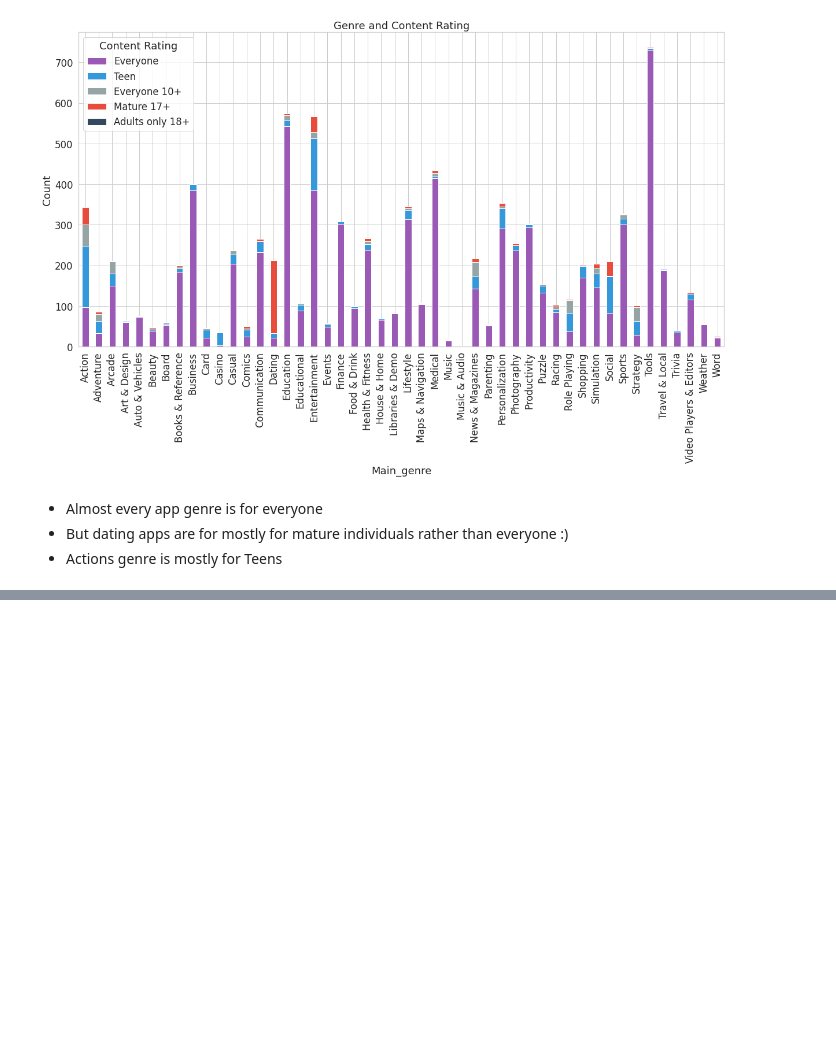
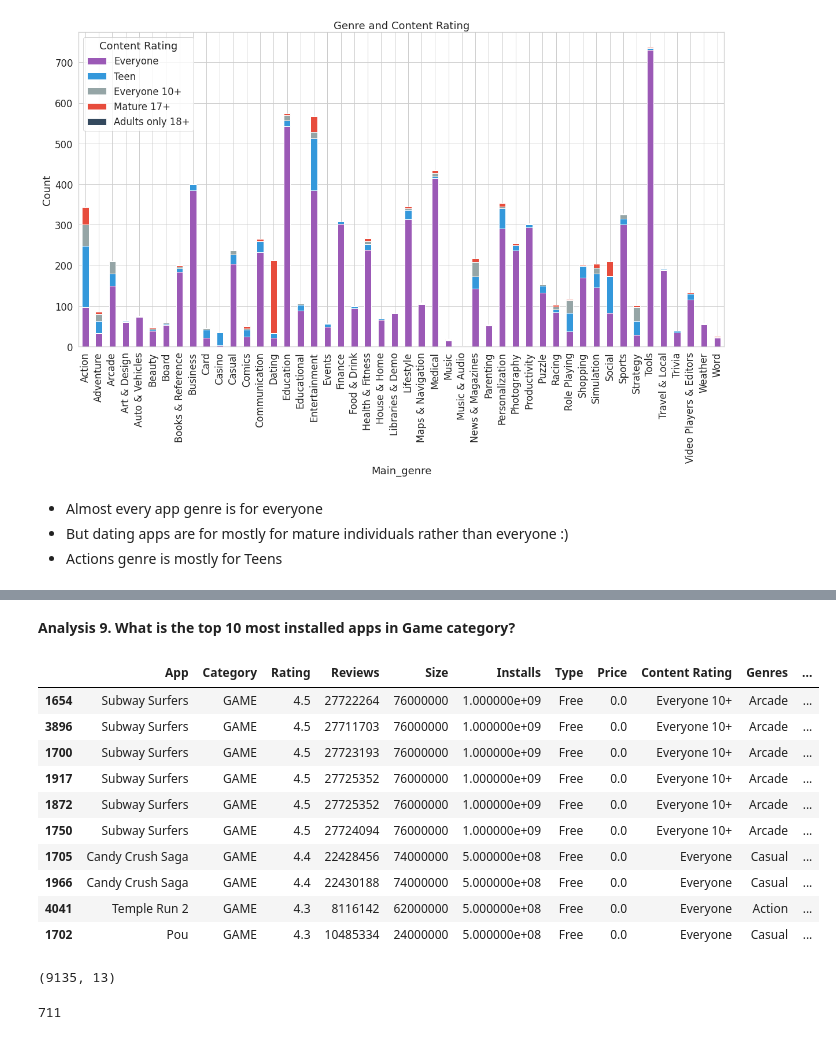
Before and after one commit to Bivek-basu/Play-Store-App-Review-Analysis, a Jupyter notebook: Play_Store_App_Review_Analysis_Individual.ipynb, the cells around one changed output, grey strips where cells are left out. Drawn from its saved outputs; the diff is of its cells as text; code cells hidden in the pictures; blank space fills up the shorter version.

```diff
--- a/Play_Store_App_Review_Analysis_Individual.ipynb
+++ b/Play_Store_App_Review_Analysis_Individual.ipynb
@@ -467,0 +484,26 @@ Text(0.5, 1.0, 'Genre and Content Rating')
+# %% [markdown]
+<b> Analysis 9. What is the top 10 most installed apps in Game category?
+# %%
+bf = store_df[store_df['Category'] == 'GAME']
+bf = bf.sort_values(by=['Installs'], ascending=False)
+bf.head(10)
+# %% [output]
+|  | App | Category | Rating | Reviews | Size | Installs | Type | Price | Content Rating | Genres | ... |
+| 1654 | Subway Surfers | GAME | 4.5 | 27722264 | 76000000 | 1.000000e+09 | Free | 0.0 | Everyone 10+ | Arcade | ... |
+| 3896 | Subway Surfers | GAME | 4.5 | 27711703 | 76000000 | 1.000000e+09 | Free | 0.0 | Everyone 10+ | Arcade | ... |
+| 1700 | Subway Surfers | GAME | 4.5 | 27723193 | 76000000 | 1.000000e+09 | Free | 0.0 | Everyone 10+ | Arcade | ... |
+| 1917 | Subway Surfers | GAME | 4.5 | 27725352 | 76000000 | 1.000000e+09 | Free | 0.0 | Everyone 10+ | Arcade | ... |
+| 1872 | Subway Surfers | GAME | 4.5 | 27725352 | 76000000 | 1.000000e+09 | Free | 0.0 | Everyone 10+ | Arcade | ... |
+| 1750 | Subway Surfers | GAME | 4.5 | 27724094 | 76000000 | 1.000000e+09 | Free | 0.0 | Everyone 10+ | Arcade | ... |
+| 1705 | Candy Crush Saga | GAME | 4.4 | 22428456 | 74000000 | 5.000000e+08 | Free | 0.0 | Everyone | Casual | ... |
+| 1966 | Candy Crush Saga | GAME | 4.4 | 22430188 | 74000000 | 5.000000e+08 | Free | 0.0 | Everyone | Casual | ... |
+| 4041 | Temple Run 2 | GAME | 4.3 | 8116142 | 62000000 | 5.000000e+08 | Free | 0.0 | Everyone | Action | ... |
+| 1702 | Pou | GAME | 4.3 | 10485334 | 24000000 | 5.000000e+08 | Free | 0.0 | Everyone | Casual | ... |
+# %%
+store_df.shape
+# %% [output]
+(9135, 13)
+# %%
+store_df.App.duplicated().sum()
+# %% [output]
+711
```
Also changed, not shown: parts of 11 cells of this notebook.
